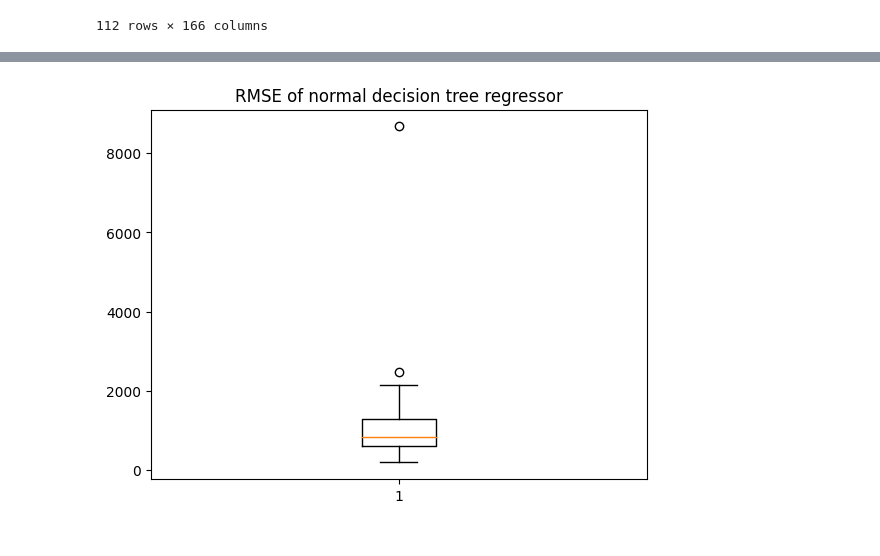
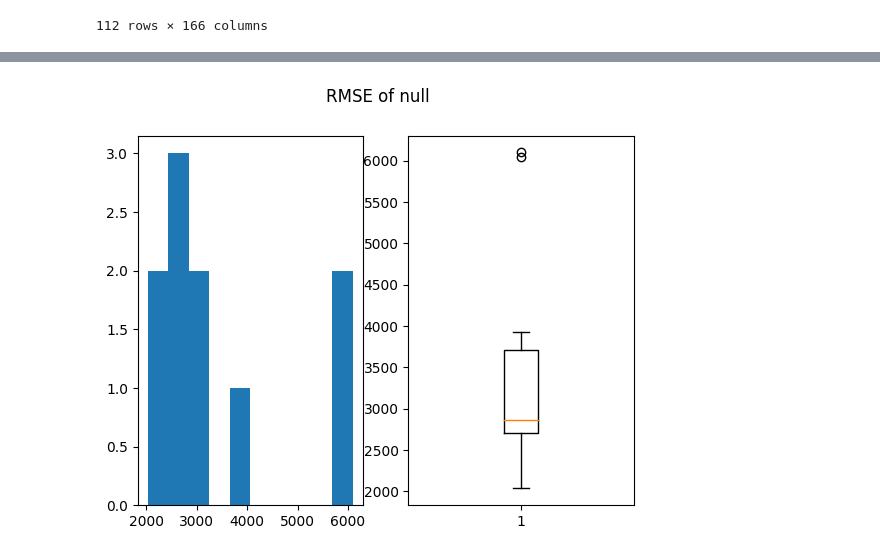
Before and after one commit to khangluong2004/COMP20008_Assignment2, a Jupyter notebook: khang/model.ipynb, the cells around one changed output, grey strips where cells are left out. Drawn from its saved outputs; the diff is of its cells as text; code cells hidden in the pictures.

Commit message:
Check adding feature selection to tree

```diff
--- a/khang/model.ipynb
+++ b/khang/model.ipynb
@@ -87,3 +112,15 @@ modelData
 | 110 | 2015 | 5198.3 | 94.497165 | 1652.413568 | 0.512327 | 0.704602 | ... |
 | 111 | 2015 | 10855.3 | 295.724573 | 5694.101866 | 3.272194 | 4.047691 | ... |
 112 rows × 166 columns
+# %%
+# Add the pca of all attributes (since decision tree doesn't deal with combinations of factor)
+from sklearn.decomposition import PCA
+
+sklearn_pca = PCA(n_components=1)
+X = modelData.drop(columns=["Rate per 100,000 population", "Year"])
+features_pca = sklearn_pca.fit_transform(X)
+
+modelData["pca"] = features_pca
+explained_var = sklearn_pca.explained_variance_ratio_
+print("Variance explained by each PCA feature: ", explained_var)
+print("Total explained: ", sum(explained_var))
@@ -107,8 +149,13 @@ from sklearn.tree import DecisionTreeRegressor
 from sklearn.ensemble import AdaBoostRegressor
 from sklearn.ensemble import RandomForestRegressor
 
+DEPTH = 5
+
 models = {
-    "regressor":
+    "regressor": DecisionTreeRegressor(max_depth=DEPTH, random_state=1301267),
+    "ada": AdaBoostRegressor(
+        DecisionTreeRegressor(max_depth=DEPTH), n_estimators=400, random_state=1301266),
+    "rf": RandomForestRegressor(n_estimators=100, max_depth=DEPTH)
 }
 # %%
 # Use hold out for now
@@ -214,75 +245,70 @@ Name: count, dtype: int64
 # K-fold, since the above is pretty random
 from sklearn.model_selection import KFold
 
-n = 50
+# Change to 50 for actual evaluation
+# n = 50
+n = 10
 
 nf_CV = KFold(n_splits=n, shuffle=True, random_state=42)
 mses = {
     "null": [],
-    "null2": [],
-    "ada": [],
-    "regressor": []
+    "null2": []
 }
 
 relavantAttributes = []
+
 
 for train_idx, test_idx in nf_CV.split(X):
     # train-test split
     X_train, X_test = X.iloc[train_idx], X.iloc[test_idx]
     y_train, y_test = y.iloc[train_idx], y.iloc[test_idx]
 
-    decisionTreeRegressor.fit(X_train, y_train)
-    adaboostRegressor.fit(X_train, y_train)
-
-    y_predict = decisionTreeRegressor.predict(X_test)
-    y_predict2 = adaboostRegressor.predict(X_test)
     y_null_predict = [y_train.mean()] * len(X_test)
     y_null_2 = X_test["Last Offence Rate"]
 
-    mse_regressor = mean_squared_error(y_test, y_predict)
-    mse_ada = mean_squared_error(y_test, y_predict2)
+    predicts = {}
+    for name in models:
+        model = models[name]
+        models[name] = model.fit(X_train, y_train)
+        y_predict = model.predict(X_test)
+        predicts[name] = y_predict
+
     mse_null = mean_squared_error(y_test, y_null_predict)
     mse_null_2 = mean_squared_error(y_test, y_null_2)
+
+    mses["null"].append(mse_null)
+    mses["null2"].append(mse_null_2)
+
+    for name in models:
+        mse = mean_squared_error(predicts[name], y_test)
+        if name not in mses:
+            mses[name] = []
+        mses[name].append(mse)
+
 
     # if (np.sqrt(mse_ada) > 2000):
     #     print(X_test)
     #     print(y_test)
 
     # Get the summary of all attributes
-    tree_rules = export_text(decisionTreeRegressor, feature_names=list(X_train))
+    tree_rules = export_text(models["regressor"], feature_names=list(X_train))
     relavantAttributes.extend(getSplitAttributes(tree_rules))
-
-    mses["ada"].append(mse_ada)
-    mses["regressor"].append(mse_regressor)
-    mses["null"].append(mse_null)
-    mses["null2"].append(mse_null_2)
 
 # Print the RMSE for each model
 for key in mses:
-    print("MSE of", key, ":", np.mean(mses[key]))
-    print("RMSE of", key, ":", np.mean(np.sqrt(mses[key])))
+    print("MSE of", key, ":", np.median(mses[key]))
+    print("RMSE of", key, ":", np.median(np.sqrt(mses[key])))
 
-print("Key precision comparison ratio")
-print("Ada/Null2", np.mean(mses["ada"])/np.mean(mses["null2"]))
-print(np.mean(mses["ada"])/np.mean(mses["null"]))
-print("Regressor/Null2", np.mean(mses["regressor"])/np.mean(mses["null2"]))
-print(np.mean(mses["regressor"])/np.mean(mses["null"]))
+
 
 print("Used attributes for regressor tree: ")
 print(pd.Series(relavantAttributes).value_counts())
 
-plt.figure()
-plt.title("RMSE of normal decision tree regressor")
-plt.boxplot(np.sqrt(mses["regressor"]))
-plt.show()
-
-plt.figure()
-plt.title("RMSE of ada")
-plt.boxplot(np.sqrt(mses["ada"]))
-plt.show()
-
-plt.figure()
-plt.title("RMSE of null2")
-plt.boxplot(np.sqrt(mses["null2"]))
-plt.show()
+for name in mses:
+    plt.figure()
+    fig, axs = plt.subplots(1, 2)
+    fig.suptitle("RMSE of " + name)
+    axs[0].hist(np.sqrt(mses[name]))
+    axs[1].boxplot(np.sqrt(mses[name]))
+    plt.show()
 # %% [output]
@@ -306 +333 @@ Name: count, Length: 94, dtype: int64
-[figure, old version]
+[figure, new version]
```
Also changed, not shown: parts of 11 cells of this notebook, 1 other file.
